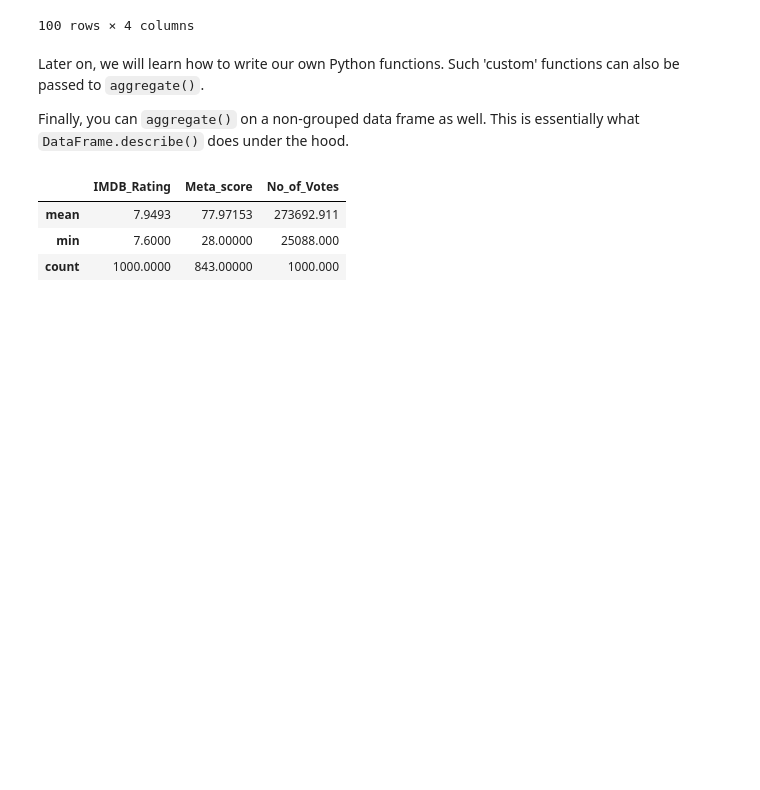
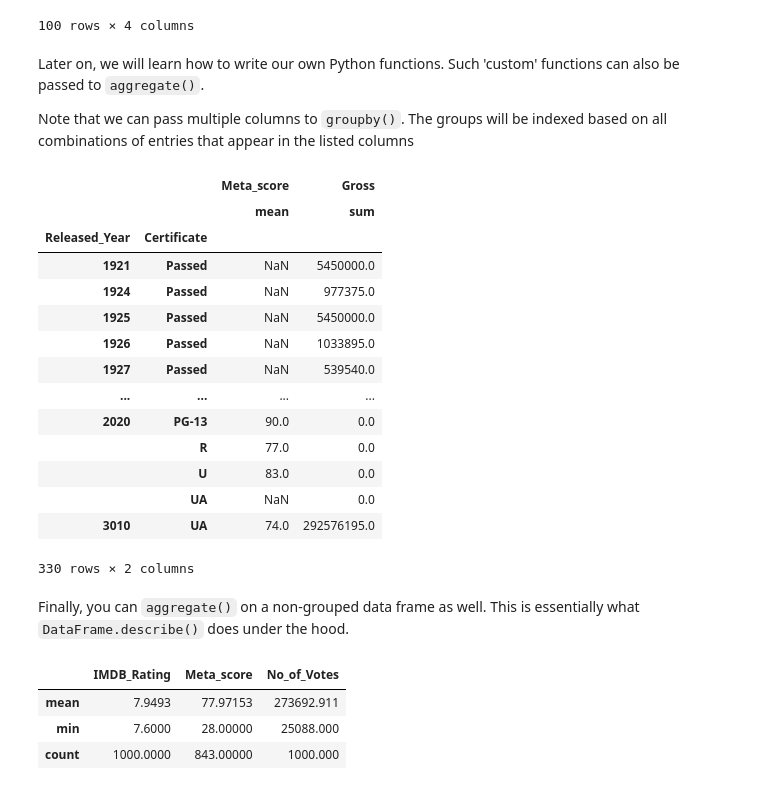
Before and after one commit to Faren-d/MDS, a Jupyter notebook: jupyter-book/_build/jupyter_execute/lecture-notes/lecture4_plotting-merging-and-grouping.ipynb, the cells around one changed output. Cells and saved outputs as stored; diff of their text form; code cells hidden in the pictures; blank space fills up the shorter version.

```diff
--- a/jupyter-book/_build/jupyter_execute/lecture-notes/lecture4_plotting-merging-and-grouping.ipynb
+++ b/jupyter-book/_build/jupyter_execute/lecture-notes/lecture4_plotting-merging-and-grouping.ipynb
@@ -461,9 +502,34 @@ imdb.groupby(by="Released_Year").agg(
 | 2020 | 90.0 | 77.0 | 82.750000 | 0.000000e+00 |
 | 3010 | 74.0 | 74.0 | 74.000000 | 2.925762e+08 |
 100 rows × 4 columns
+# %% [markdown]
+Later on, we will learn how to write our own Python functions. Such 'custom' functions can also be passed to `aggregate()`.
+
+Note that we can pass multiple columns to `groupby()`. The groups will be indexed based on all combinations of entries that appear in the listed columns
+# %%
+imdb.groupby(by=["Released_Year", "Certificate"]).agg(
+    {
+        "Meta_score": ["mean"],
+        "Gross": ["sum"]
+    }
+)
+# %% [output]
+|  |  | Meta_score | Gross |
+|  |  | mean | sum |
+| Released_Year | Certificate |  |  |
+| 1921 | Passed | NaN | 5450000.0 |
+| 1924 | Passed | NaN | 977375.0 |
+| 1925 | Passed | NaN | 5450000.0 |
+| 1926 | Passed | NaN | 1033895.0 |
+| 1927 | Passed | NaN | 539540.0 |
+| ... | ... | ... | ... |
+| 2020 | PG-13 | 90.0 | 0.0 |
+|  | R | 77.0 | 0.0 |
+|  | U | 83.0 | 0.0 |
+|  | UA | NaN | 0.0 |
+| 3010 | UA | 74.0 | 292576195.0 |
+330 rows × 2 columns
 # %% [markdown]
-Later on, we will learn how to write our own Python functions. Such 'custom' functions can also be passed to `aggregate()`.
-
 Finally, you can `aggregate()` on a non-grouped data frame as well. This is essentially what `DataFrame.describe()` does under the hood.
 # %%
 (
```
Also changed, not shown: parts of 23 cells of this notebook, 7 other files.
